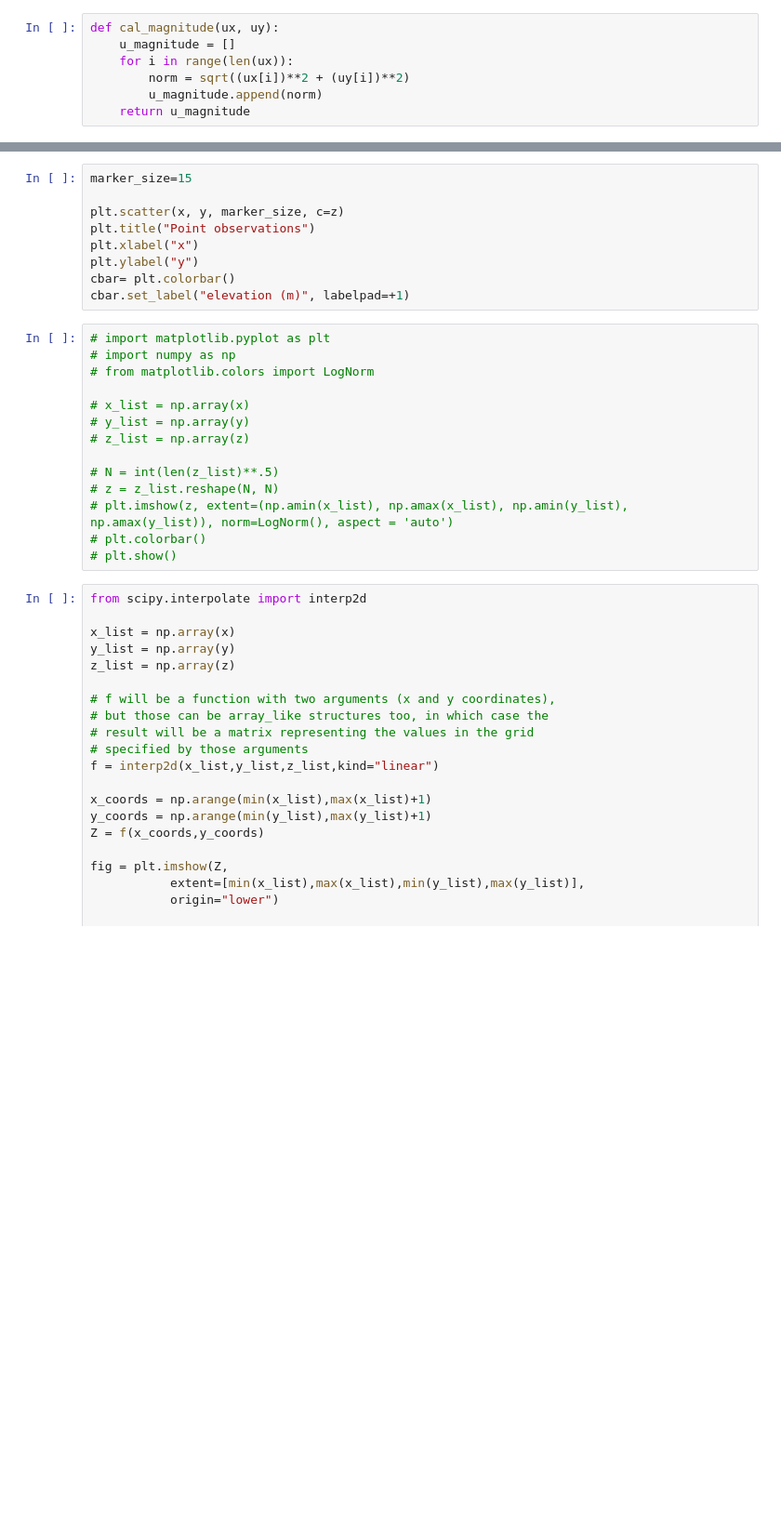
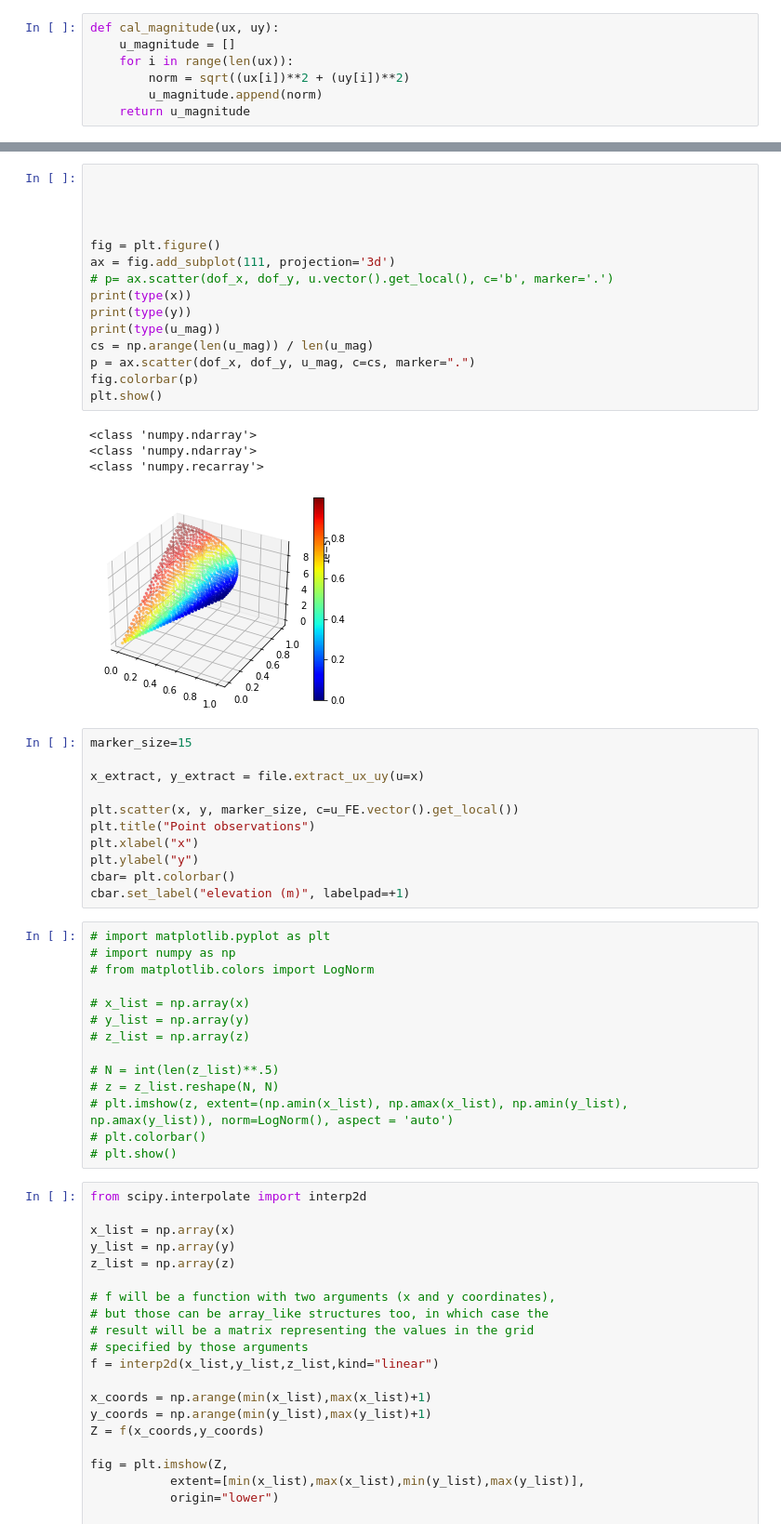
Before and after one commit to XuanQuangPham91/FEniCS-RBniCS-examples, a Jupyter notebook: 20210226_Coordinate_extraction/pandas_test_jupyter.ipynb, the cells around one changed output, grey strips where cells are left out. Shown at 93% size. Cells and saved outputs as stored; diff of their text form; blank space fills up the shorter version.

```diff
--- a/20210226_Coordinate_extraction/pandas_test_jupyter.ipynb
+++ b/20210226_Coordinate_extraction/pandas_test_jupyter.ipynb
@@ -129,7 +180,29 @@ print(len(u_mag))
+# %%
+
+
+
+
+fig = plt.figure()
+ax = fig.add_subplot(111, projection='3d')
+# p= ax.scatter(dof_x, dof_y, u.vector().get_local(), c='b', marker='.')
+print(type(x))
+print(type(y))
+print(type(u_mag))
+cs = np.arange(len(u_mag)) / len(u_mag)
+p = ax.scatter(dof_x, dof_y, u_mag, c=cs, marker=".")
+fig.colorbar(p)
+plt.show()
+# %% [output]
+<class 'numpy.ndarray'>
+<class 'numpy.ndarray'>
+<class 'numpy.recarray'>
+[figure, added]
 # %%
 marker_size=15
 
-plt.scatter(x, y, marker_size, c=z)
+x_extract, y_extract = file.extract_ux_uy(u=x)
+
+plt.scatter(x, y, marker_size, c=u_FE.vector().get_local())
 plt.title("Point observations")
 plt.xlabel("x")
 plt.ylabel("y")
```
Also changed, not shown: parts of 6 cells of this notebook, 6 other files.
